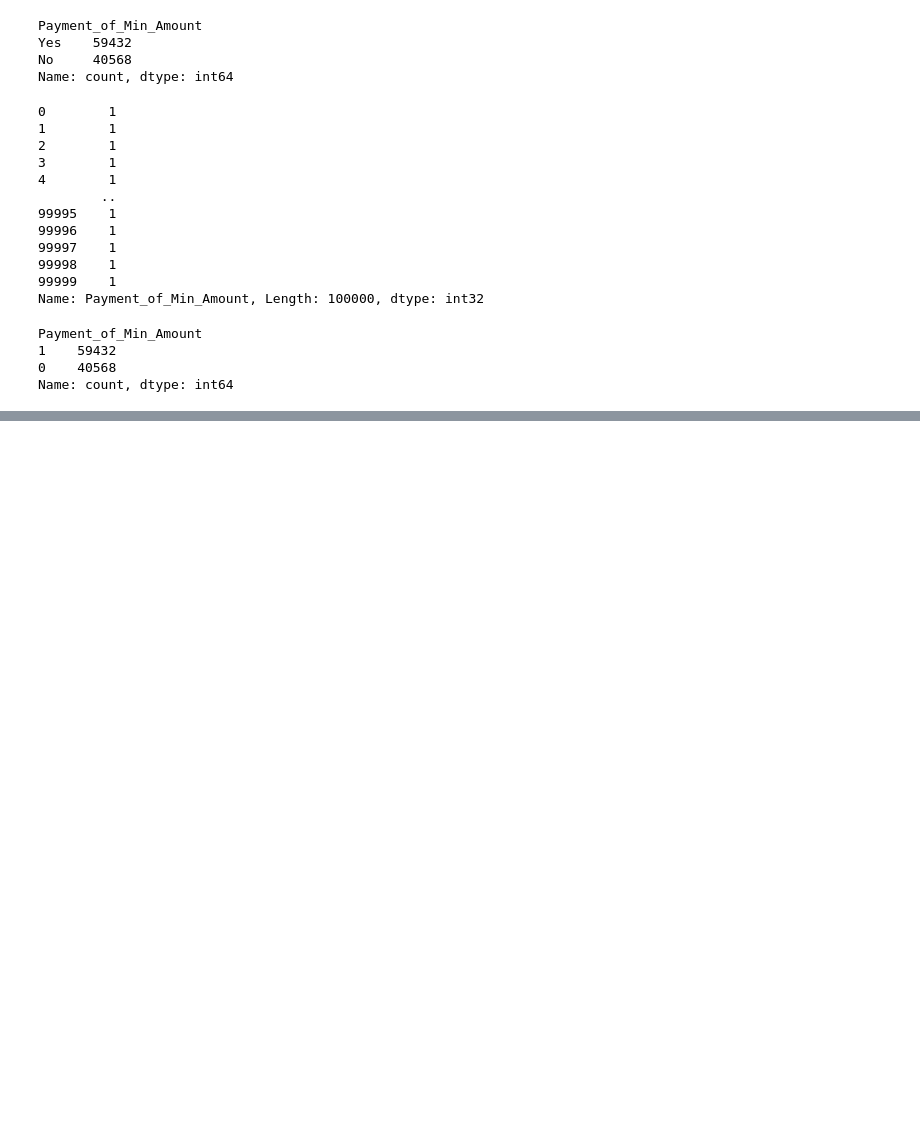
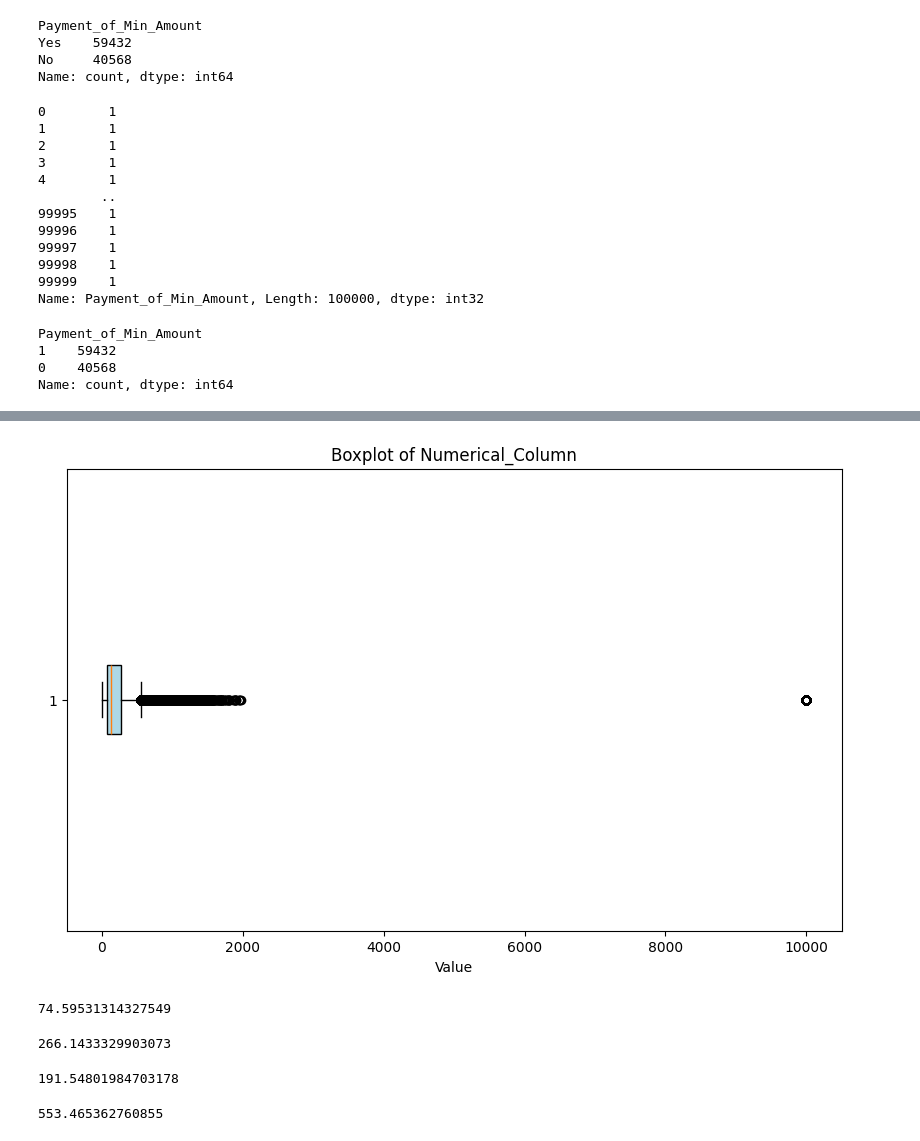
Before and after one commit to ViniciusOtoni/CreditScoreDataset, a Jupyter notebook: notebooks/n01_data_cleaning.ipynb, the cells around one changed output, grey strips where cells are left out. Saved outputs shown, nothing was run; the diff lists cells and outputs as text; code cells hidden in the pictures; blank space fills up the shorter version.

```diff
--- a/notebooks/n01_data_cleaning.ipynb
+++ b/notebooks/n01_data_cleaning.ipynb
@@ -1557,4 +1745,6 @@ Payment_of_Min_Amount
 1    59432
 0    40568
 Name: count, dtype: int64
+# %%
+df = df.drop(columns=['Total_EMI_per_month']) # retirando a coluna pois possuem muitos valores nulos e irá atrapalhar na análise.
 # %%
@@ -1595,0 +1766,3 @@ df.loc[(df["Total_EMI_per_month"] == 0) & (df["Payment_of_Min_Amount"] == 1)] #
+# %%
+df['Amount_invested_monthly'] = df.groupby('Customer_ID')['Amount_invested_monthly'].transform(lambda x: x.bfill().ffill())
+#preenchendo valores nulos com valores respectivos de acordo com seu customer_id.
@@ -1595,0 +1786,4 @@ df.loc[(df["Total_EMI_per_month"] == 0) & (df["Payment_of_Min_Amount"] == 1)] #
+# %%
+df['Amount_invested_monthly'] = df['Amount_invested_monthly'].str.replace(r'[-_#$%¨&*]', '', regex=True) # retirando os caracteres especiais.
+# %%
+df['Amount_invested_monthly'] = df['Amount_invested_monthly'].astype(float) # convertendo o dtype
@@ -1595,0 +1824,8 @@ df.loc[(df["Total_EMI_per_month"] == 0) & (df["Payment_of_Min_Amount"] == 1)] #
+# %%
+plt.figure(figsize=(10, 6))
+plt.boxplot(df["Amount_invested_monthly"], vert=False, patch_artist=True, boxprops=dict(facecolor='lightblue'))
+plt.title("Boxplot of Numerical_Column")
+plt.xlabel("Value")
+plt.show() # verificando outliers
+# %% [output]
+[figure, added]
@@ -1595,0 +1836,17 @@ df.loc[(df["Total_EMI_per_month"] == 0) & (df["Payment_of_Min_Amount"] == 1)] #
+# %%
+Q1
+# %% [output]
+74.59531314327549
+# %%
+Q3
+# %% [output]
+266.1433329903073
+# %%
+IQR
+# %% [output]
+191.54801984703178
+# %%
+upper_bound = Q3 + 1.5 * IQR
+upper_bound # limitador
+# %% [output]
+553.465362760855
```
Also changed, not shown: parts of 44 cells of this notebook, 2 other files.
